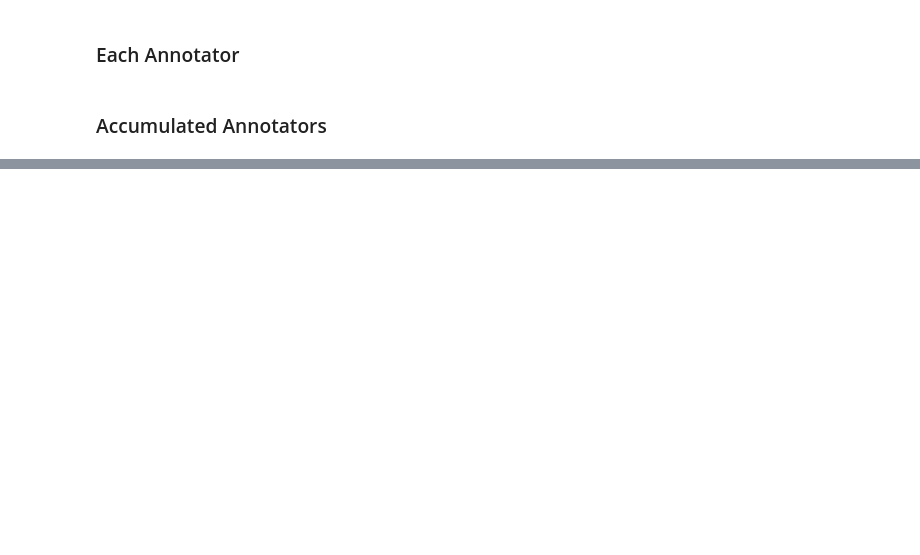
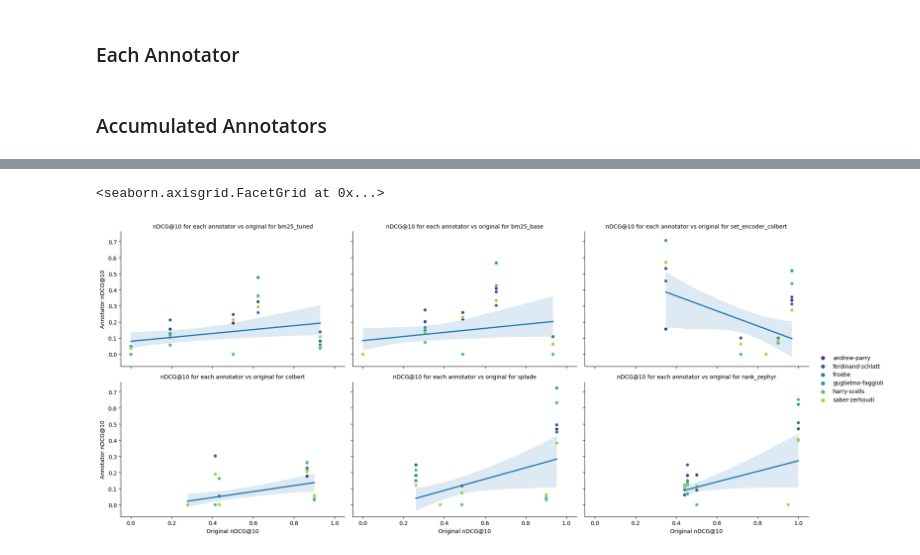
Before and after one commit to Parry-Parry/sigir25-annotation, a Jupyter notebook: analysis/annotator.ipynb, the cells around one changed output, grey strips where cells are left out. Cells and saved outputs as stored; diff of their text form; code cells hidden in the pictures; blank space fills up the shorter version.

```diff
--- a/analysis/annotator.ipynb
+++ b/analysis/annotator.ipynb
@@ -524,0 +587,14 @@ accumulated_df
+# %%
+# facets over runs with scatter plot of nDCG@10 for each annotator vs original, increase spacing
+
+g = sns.FacetGrid(each_annotator_ndcg, col='run_name', col_wrap=3, height=4, aspect=1.5)
+g.map(sns.scatterplot, 'value_original', 'value_annotator', 'annotator', palette='viridis')
+# add line of best fit
+g.map(sns.regplot, 'value_original', 'value_annotator', scatter=False)
+g.set_titles('nDCG@10 for each annotator vs original for {col_name}')
+g.set_xlabels('Original nDCG@10')
+g.set_ylabels('Annotator nDCG@10')
+g.add_legend()
+# %% [output]
+<seaborn.axisgrid.FacetGrid at 0x...>
+[figure, added]
```
Also changed, not shown: parts of 18 cells of this notebook.
